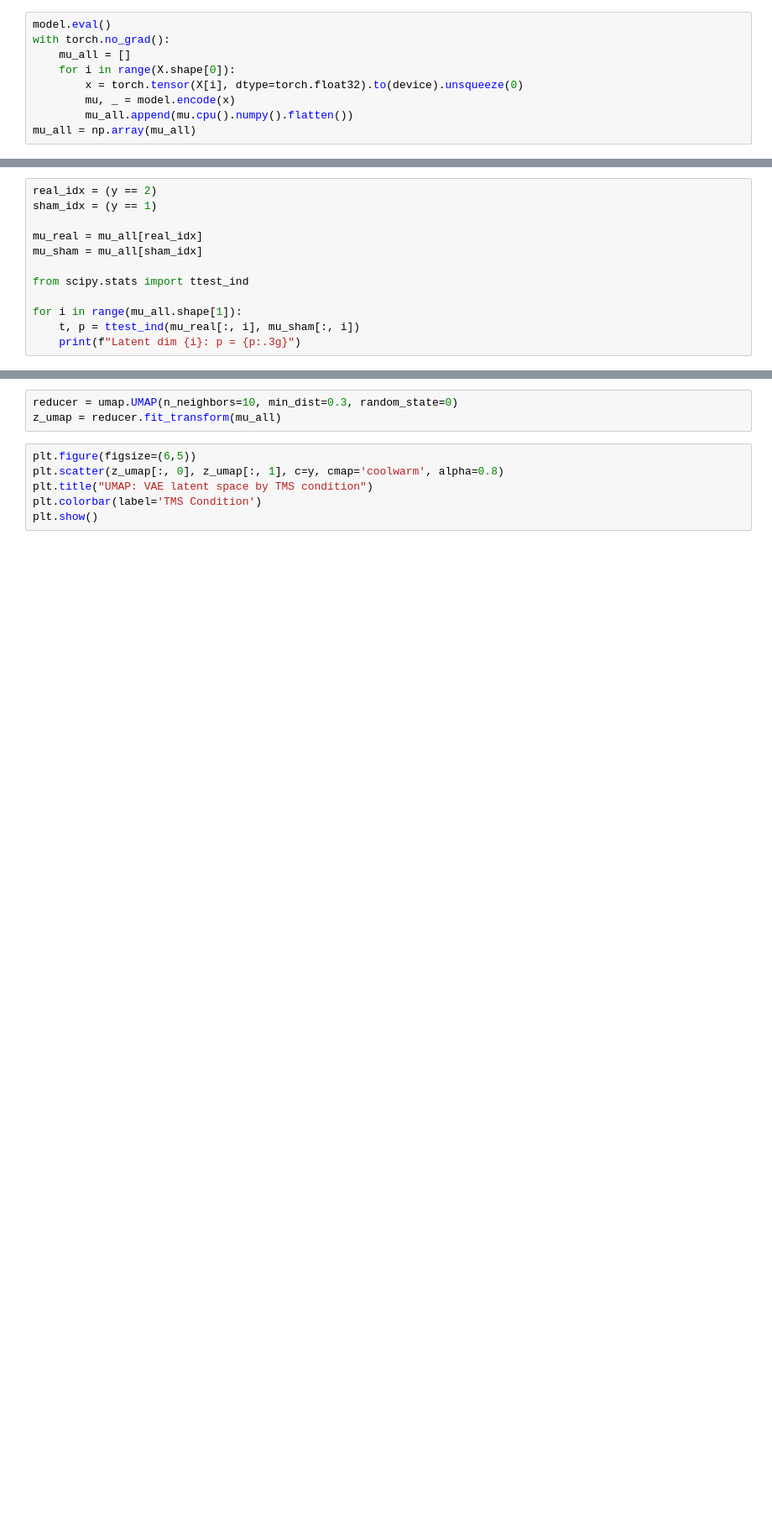
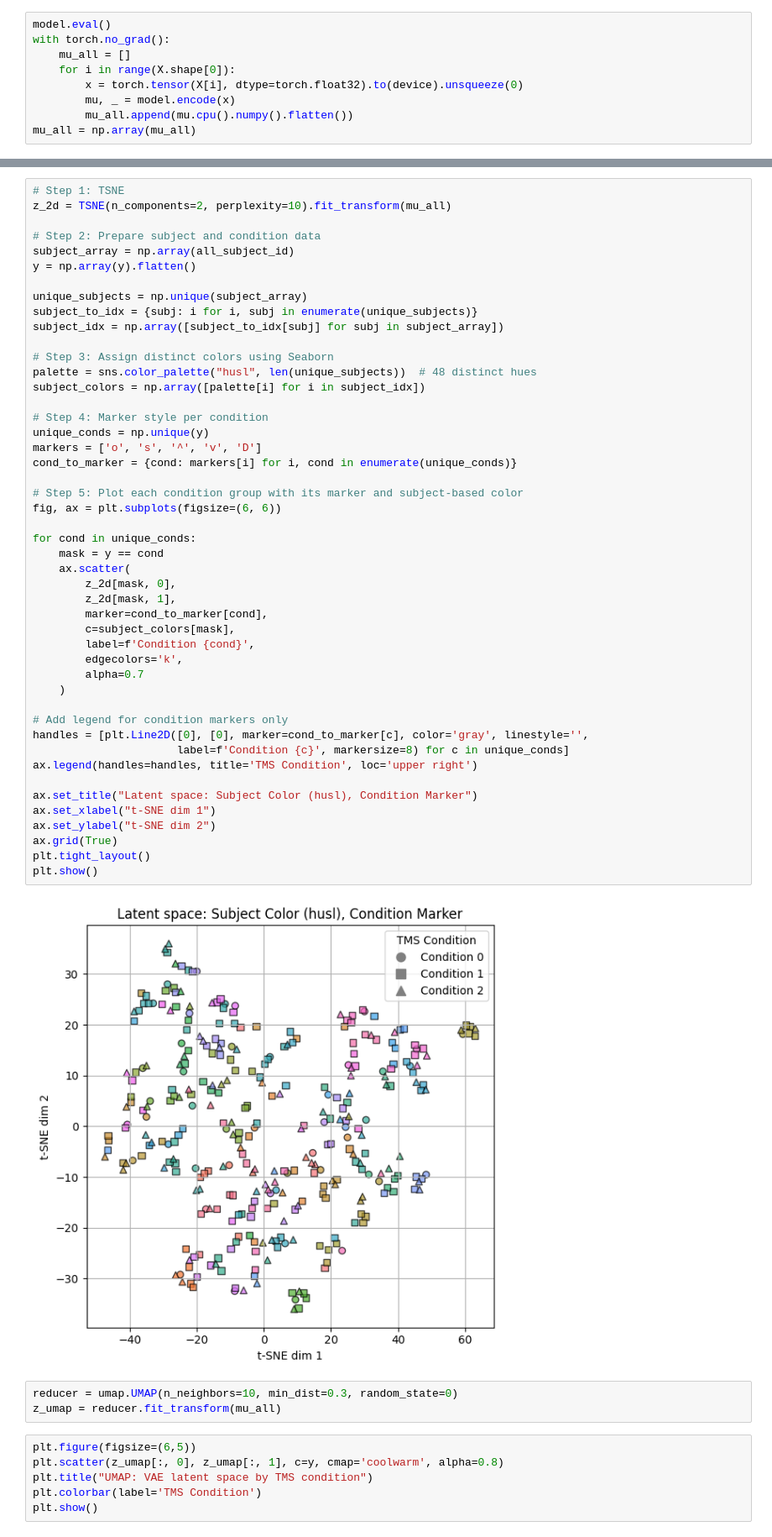
Before and after one commit to QingfangLiu/project-nodeap-core, a Jupyter notebook: Scripts_python/VAE_FC_patterns_AAL_v0.ipynb, the cells around one changed output, grey strips where cells are left out. Shown at 84% size. Saved outputs shown, nothing was run; the diff lists cells and outputs as text; blank space fills up the shorter version.

```diff
--- a/Scripts_python/VAE_FC_patterns_AAL_v0.ipynb
+++ b/Scripts_python/VAE_FC_patterns_AAL_v0.ipynb
@@ -236,12 +250,0 @@ mu_all.shape
-# %%
-real_idx = (y == 2)
-sham_idx = (y == 1)
-
-mu_real = mu_all[real_idx]
-mu_sham = mu_all[sham_idx]
-
-from scipy.stats import ttest_ind
-
-for i in range(mu_all.shape[1]):
-    t, p = ttest_ind(mu_real[:, i], mu_sham[:, i])
-    print(f"Latent dim {i}: p = {p:.3g}")
@@ -258,3 +251,52 @@ plt.show()
+# %%
+# Step 1: TSNE
+z_2d = TSNE(n_components=2, perplexity=10).fit_transform(mu_all)
+
+# Step 2: Prepare subject and condition data
+subject_array = np.array(all_subject_id)
+y = np.array(y).flatten()
+
+unique_subjects = np.unique(subject_array)
+subject_to_idx = {subj: i for i, subj in enumerate(unique_subjects)}
+subject_idx = np.array([subject_to_idx[subj] for subj in subject_array])
+
+# Step 3: Assign distinct colors using Seaborn
+palette = sns.color_palette("husl", len(unique_subjects))  # 48 distinct hues
+subject_colors = np.array([palette[i] for i in subject_idx])
+
+# Step 4: Marker style per condition
+unique_conds = np.unique(y)
+markers = ['o', 's', '^', 'v', 'D']
+cond_to_marker = {cond: markers[i] for i, cond in enumerate(unique_conds)}
+
+# Step 5: Plot each condition group with its marker and subject-based color
+fig, ax = plt.subplots(figsize=(6, 6))
+
+for cond in unique_conds:
+    mask = y == cond
+    ax.scatter(
+        z_2d[mask, 0],
+        z_2d[mask, 1],
+        marker=cond_to_marker[cond],
+        c=subject_colors[mask],
+        label=f'Condition {cond}',
+        edgecolors='k',
+        alpha=0.7
+    )
+
+# Add legend for condition markers only
+handles = [plt.Line2D([0], [0], marker=cond_to_marker[c], color='gray', linestyle='',
+                      label=f'Condition {c}', markersize=8) for c in unique_conds]
+ax.legend(handles=handles, title='TMS Condition', loc='upper right')
+
+ax.set_title("Latent space: Subject Color (husl), Condition Marker")
+ax.set_xlabel("t-SNE dim 1")
+ax.set_ylabel("t-SNE dim 2")
+ax.grid(True)
+plt.tight_layout()
+plt.show()
+# %% [output]
+[figure, added]
 # %%
 reducer = umap.UMAP(n_neighbors=10, min_dist=0.3, random_state=0)
 z_umap = reducer.fit_transform(mu_all)
```
Also changed, not shown: parts of 19 cells of this notebook, 3 other files.
